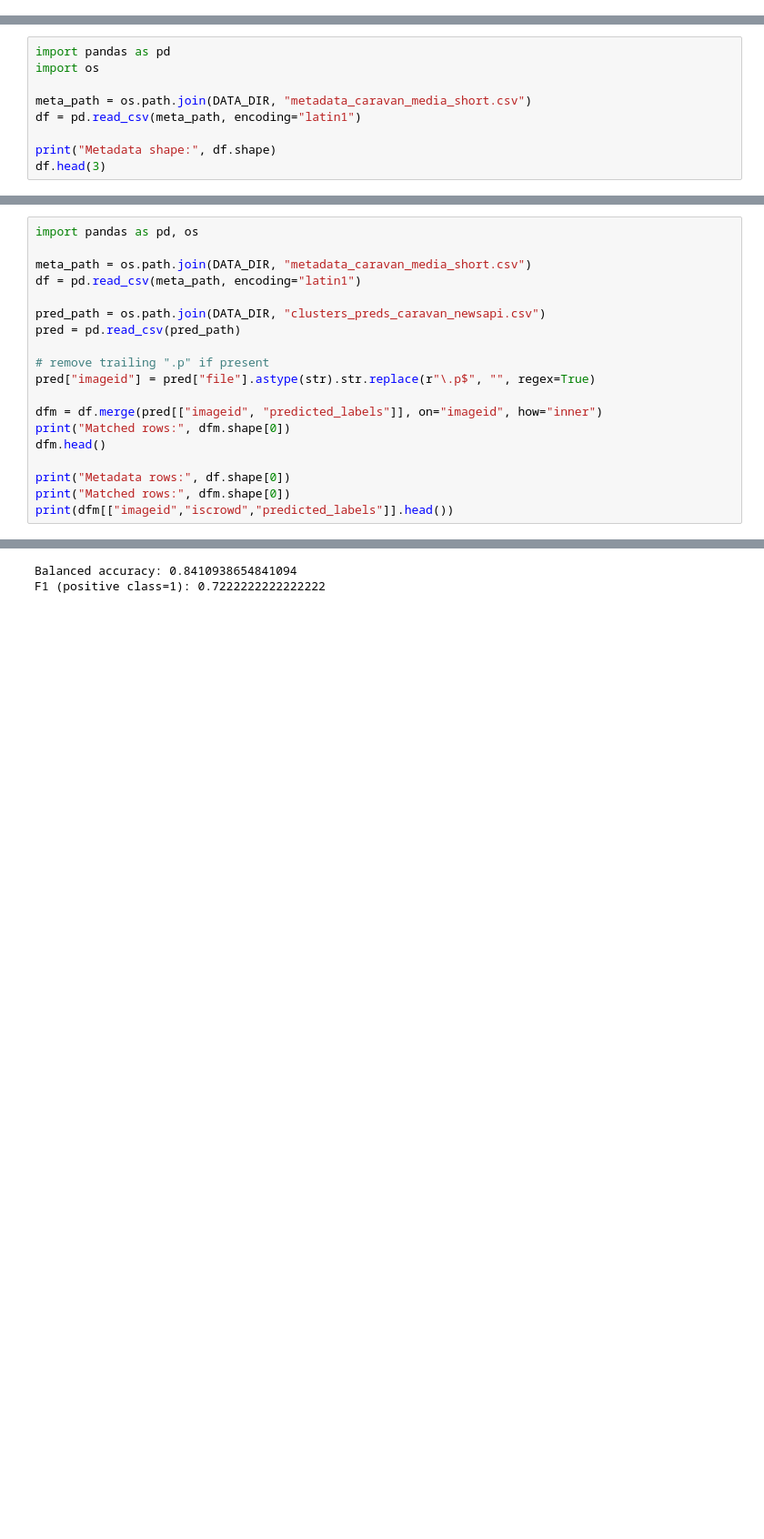
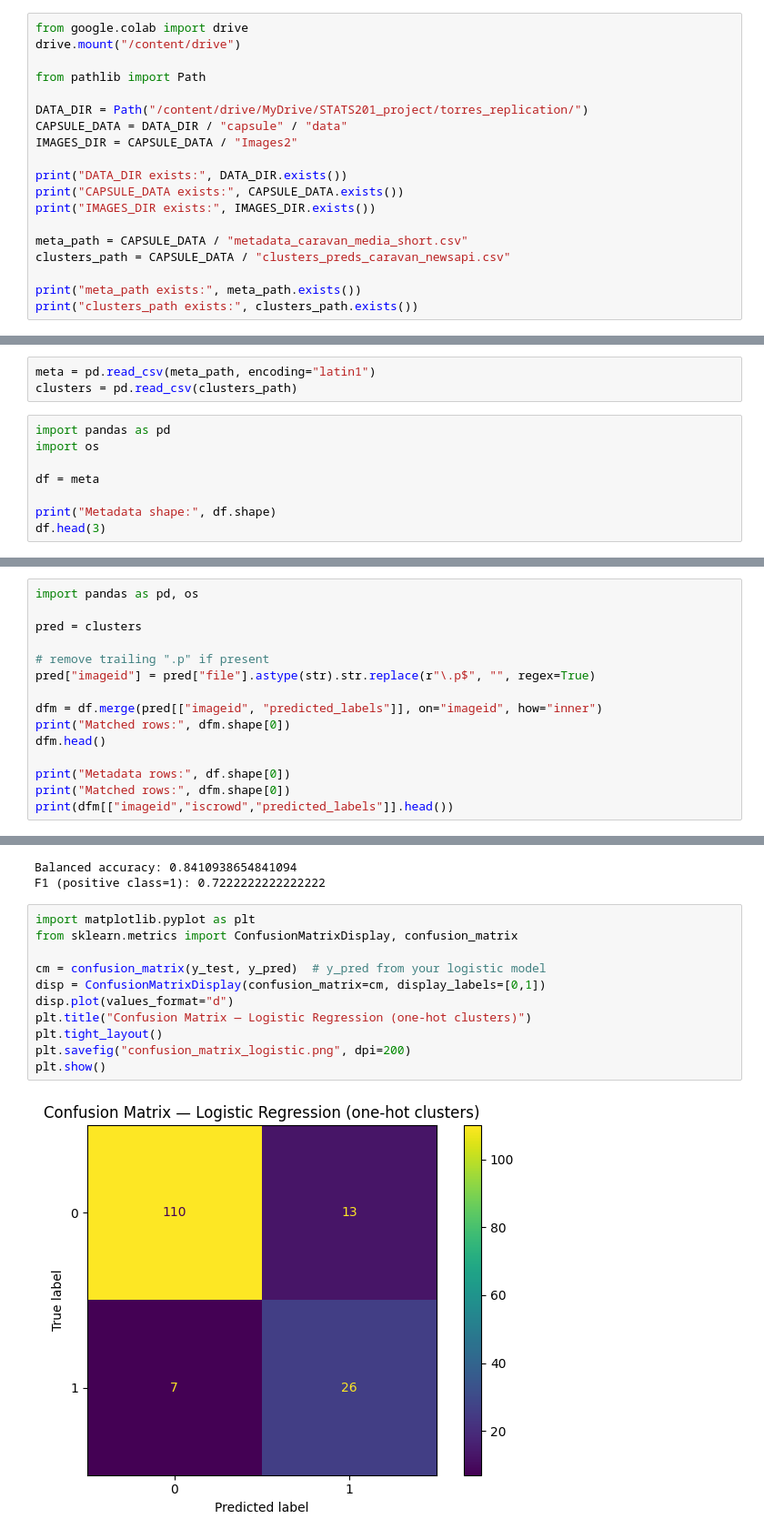
Before and after one commit to TemurAkhtamjonov/STATS201_project, a Jupyter notebook: notebooks/week3_baseline_models.ipynb, the cells around one changed output, grey strips where cells are left out. Shown at 91% size. Drawn from its saved outputs; the diff is of its cells as text; blank space fills up the shorter version.

```diff
--- a/notebooks/week3_baseline_models.ipynb
+++ b/notebooks/week3_baseline_models.ipynb
@@ -14,0 +1,19 @@ Some files: ['LICENSE', 'Coder03.csv', 'Coder02.csv', 'Coder01.csv', 'clusters_p
+# %%
+from google.colab import drive
+drive.mount("/content/drive")
+
+from pathlib import Path
+
+DATA_DIR = Path("/content/drive/MyDrive/STATS201_project/torres_replication/")
+CAPSULE_DATA = DATA_DIR / "capsule" / "data"
+IMAGES_DIR = CAPSULE_DATA / "Images2"
+
+print("DATA_DIR exists:", DATA_DIR.exists())
+print("CAPSULE_DATA exists:", CAPSULE_DATA.exists())
+print("IMAGES_DIR exists:", IMAGES_DIR.exists())
+
+meta_path = CAPSULE_DATA / "metadata_caravan_media_short.csv"
+clusters_path = CAPSULE_DATA / "clusters_preds_caravan_newsapi.csv"
+
+print("meta_path exists:", meta_path.exists())
+print("clusters_path exists:", clusters_path.exists())
@@ -15,9 +27,11 @@ Some files: ['LICENSE', 'Coder03.csv', 'Coder02.csv', 'Coder01.csv', 'clusters_p
+# %%
+meta = pd.read_csv(meta_path, encoding="latin1")
+clusters = pd.read_csv(clusters_path)
 # %%
 import pandas as pd
 import os
 
-meta_path = os.path.join(DATA_DIR, "metadata_caravan_media_short.csv")
-df = pd.read_csv(meta_path, encoding="latin1")
+df = meta
 
 print("Metadata shape:", df.shape)
 df.head(3)
@@ -64,11 +78,7 @@ plt.show()
 # %%
 import pandas as pd, os
 
-meta_path = os.path.join(DATA_DIR, "metadata_caravan_media_short.csv")
-df = pd.read_csv(meta_path, encoding="latin1")
-
-pred_path = os.path.join(DATA_DIR, "clusters_preds_caravan_newsapi.csv")
-pred = pd.read_csv(pred_path)
+pred = clusters
 
 # remove trailing ".p" if present
 pred["imageid"] = pred["file"].astype(str).str.replace(r"\.p$", "", regex=True)
@@ -272,3 +282,16 @@ print("F1 (positive class=1):", f1_score(y_test, y_pred))
 # %% [output]
 Balanced accuracy: 0.8410938654841094
 F1 (positive class=1): 0.7222222222222222
+# %%
+import matplotlib.pyplot as plt
+from sklearn.metrics import ConfusionMatrixDisplay, confusion_matrix
+
+cm = confusion_matrix(y_test, y_pred)  # y_pred from your logistic model
+disp = ConfusionMatrixDisplay(confusion_matrix=cm, display_labels=[0,1])
+disp.plot(values_format="d")
+plt.title("Confusion Matrix — Logistic Regression (one-hot clusters)")
+plt.tight_layout()
+plt.savefig("confusion_matrix_logistic.png", dpi=200)
+plt.show()
+# %% [output]
+[figure, added]
```
Also changed, not shown: parts of 5 cells of this notebook, 1 other file.
